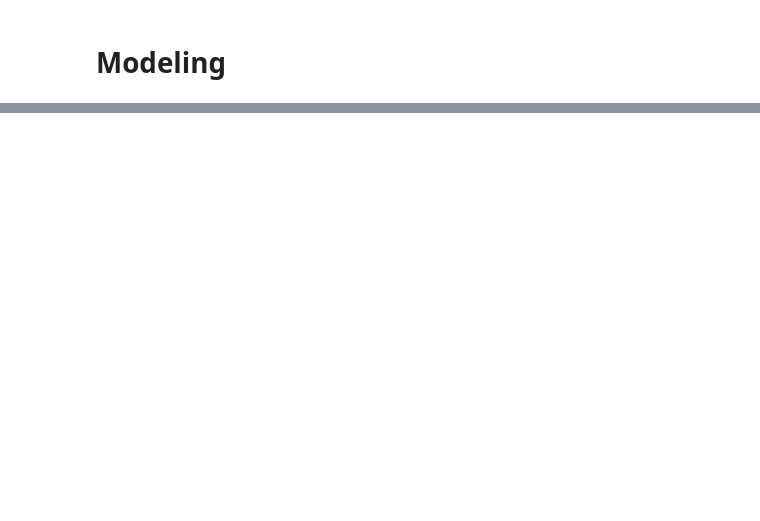
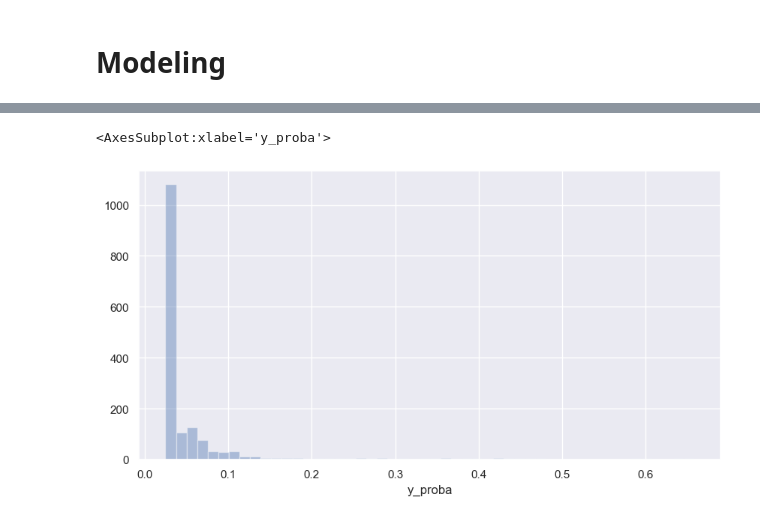
Before and after one commit to evkumar71/DataScience, a Jupyter notebook: Healtcare_fraud_detection.ipynb, the cells around one changed output, grey strips where cells are left out. Drawn from its saved outputs; the diff is of its cells as text; code cells hidden in the pictures; blank space fills up the shorter version.

```diff
--- a/Healtcare_fraud_detection.ipynb
+++ b/Healtcare_fraud_detection.ipynb
@@ -463,0 +474,3 @@ sns.heatmap(df_master_ml_corr, annot=True)
+# %%
+X_train, X_test, y_train, y_test = train_test_split(
+    X, y, test_size=0.33, random_state=42)
@@ -463,0 +493,2 @@ sns.heatmap(df_master_ml_corr, annot=True)
+# %%
+y_proba = clf.predict_proba(X_test)
@@ -463,0 +500,2 @@ sns.heatmap(df_master_ml_corr, annot=True)
+# %%
+df_evaluation = pd.DataFrame({'y_actual': y_test, 'y_proba': y_proba[:, 1]})
@@ -463,0 +519,5 @@ sns.heatmap(df_master_ml_corr, annot=True)
+# %%
+sns.distplot(df_evaluation.loc[df_evaluation["y_actual"] == 0, "y_proba"], kde=False)
+# %% [output]
+<AxesSubplot:xlabel='y_proba'>
+[figure, added]
```
Also changed, not shown: parts of 14 cells of this notebook.
